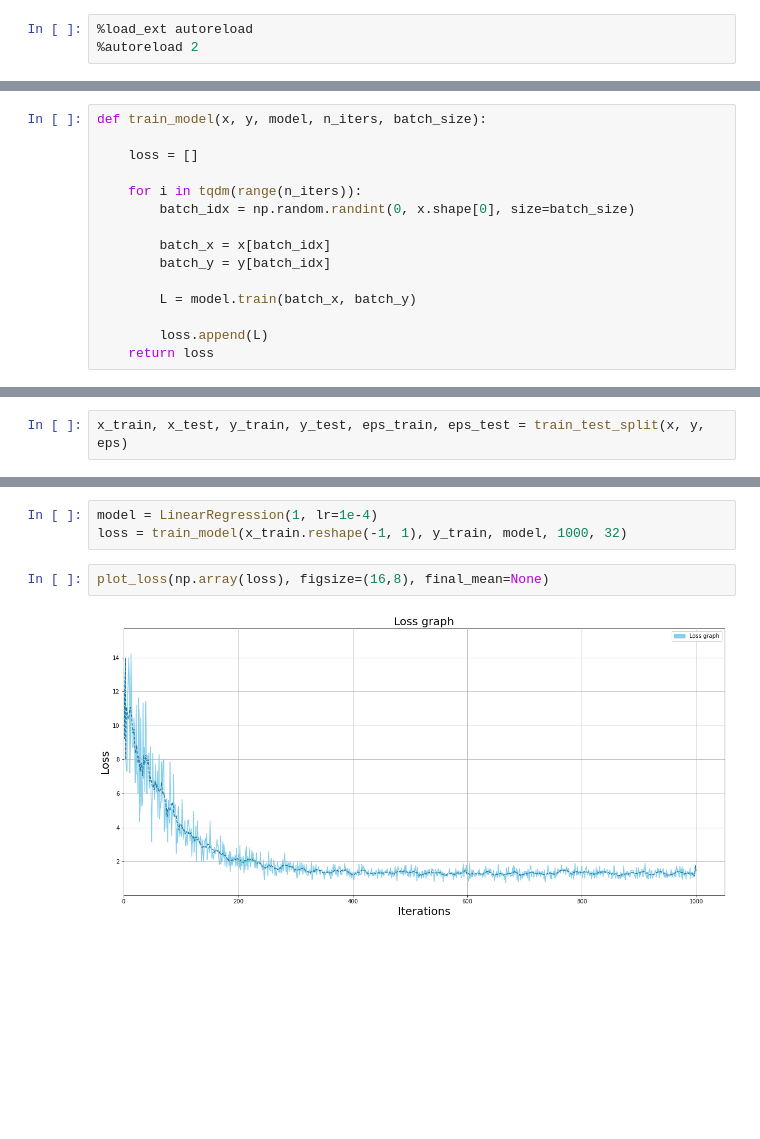
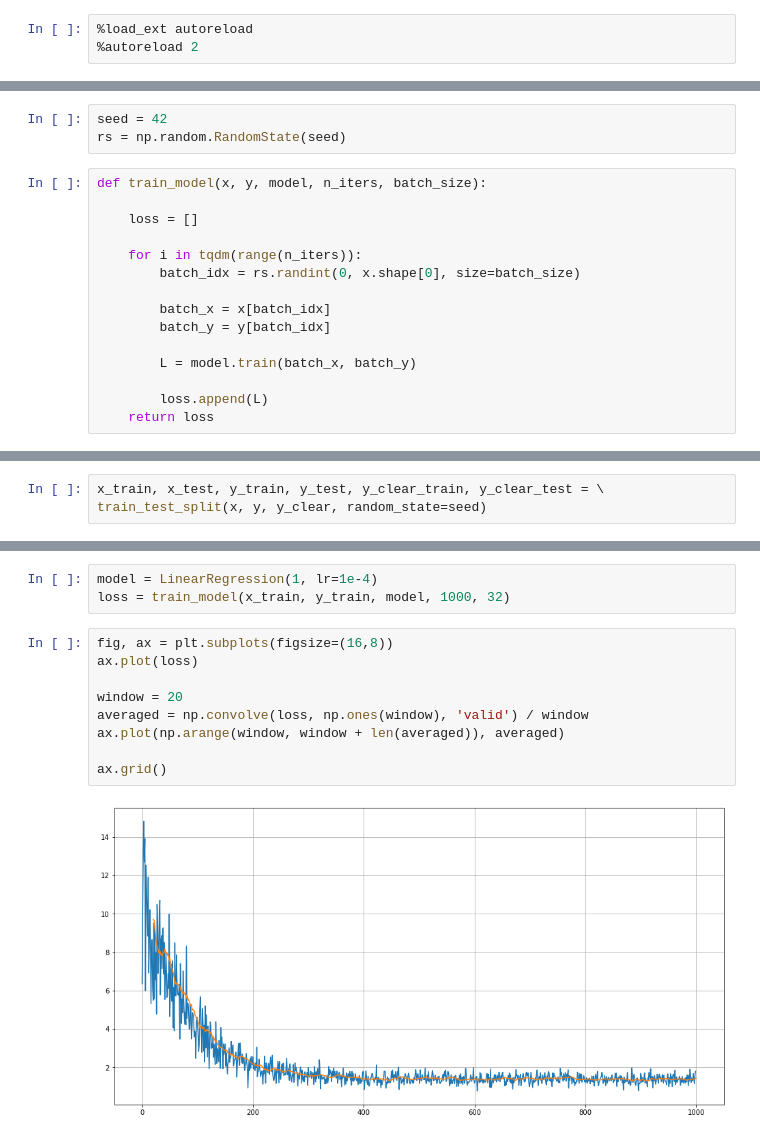
Before and after one commit to vanek-goriachev/edu, a Jupyter notebook: Linear_regression/notebooks/Test.ipynb, the cells around one changed output, grey strips where cells are left out. Drawn from its saved outputs; the diff is of its cells as text; blank space fills up the shorter version.

Commit message:
Fix random seed set and prettify notebook

```diff
--- a/Linear_regression/notebooks/Test.ipynb
+++ b/Linear_regression/notebooks/Test.ipynb
@@ -18,10 +15,13 @@ np.random.seed(43)
+# %%
+seed = 42
+rs = np.random.RandomState(seed)
 # %%
 def train_model(x, y, model, n_iters, batch_size):
 
     loss = []
 
     for i in tqdm(range(n_iters)):
-        batch_idx = np.random.randint(0, x.shape[0], size=batch_size)
+        batch_idx = rs.randint(0, x.shape[0], size=batch_size)
 
         batch_x = x[batch_idx]
         batch_y = y[batch_idx]
@@ -42,5 +44,6 @@ y = x * k + b + eps
 # %%
-x_train, x_test, y_train, y_test, eps_train, eps_test = train_test_split(x, y, eps)
+x_train, x_test, y_train, y_test, y_clear_train, y_clear_test = \
+train_test_split(x, y, y_clear, random_state=seed)
 # %%
 fig, axes = plt.subplots(figsize=(16,8))
 axes.plot(x_train, y_train, '.')
@@ -51,10 +54,17 @@ axes.plot(x_train, y_train - eps_train)
 # %%
 model = LinearRegression(1, lr=1e-4)
-loss = train_model(x_train.reshape(-1, 1), y_train, model, 1000, 32)
+loss = train_model(x_train, y_train, model, 1000, 32)
 # %%
-plot_loss(np.array(loss), figsize=(16,8), final_mean=None)
+fig, ax = plt.subplots(figsize=(16,8))
+ax.plot(loss)
+
+window = 20
+averaged = np.convolve(loss, np.ones(window), 'valid') / window
+ax.plot(np.arange(window, window + len(averaged)), averaged)
+
+ax.grid()
 # %% [output]
-[figure, old version]
+[figure, new version]
 # %%
 fig, axes = plt.subplots(figsize=(16,8))
 axes.plot(x_train, y_train, '.')
```
Also changed, not shown: parts of 6 cells of this notebook, 1 other file.
